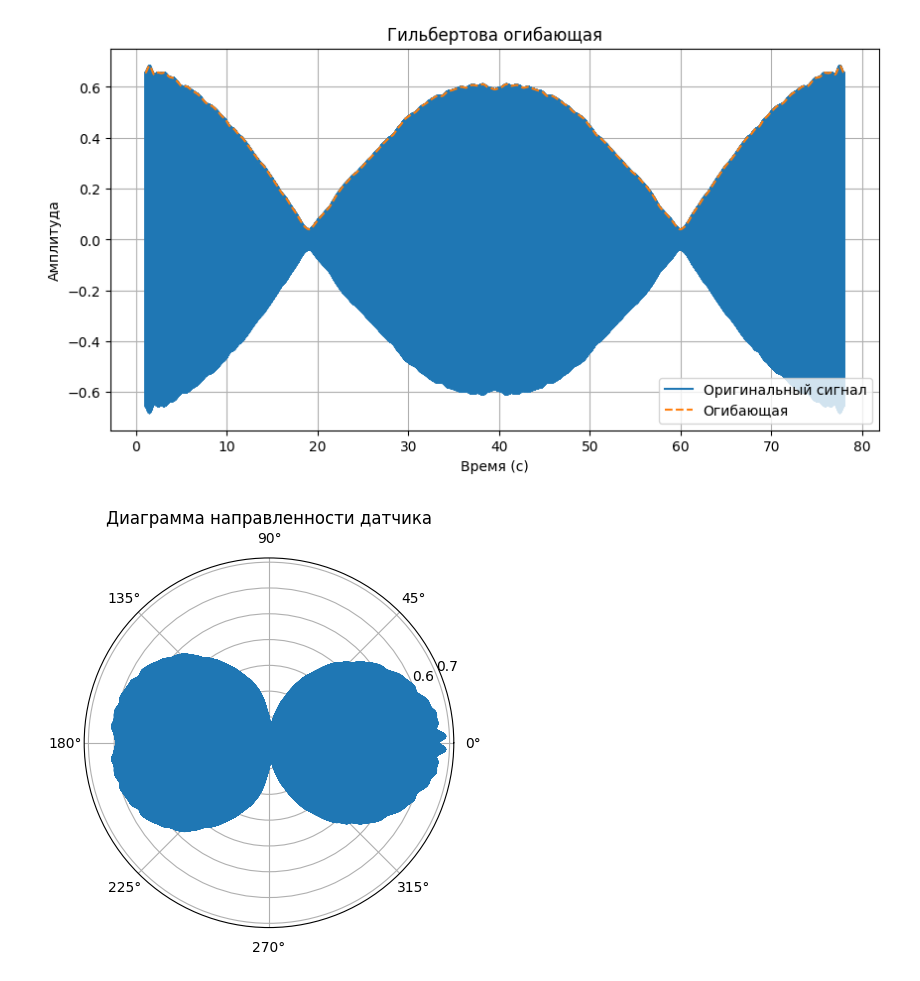
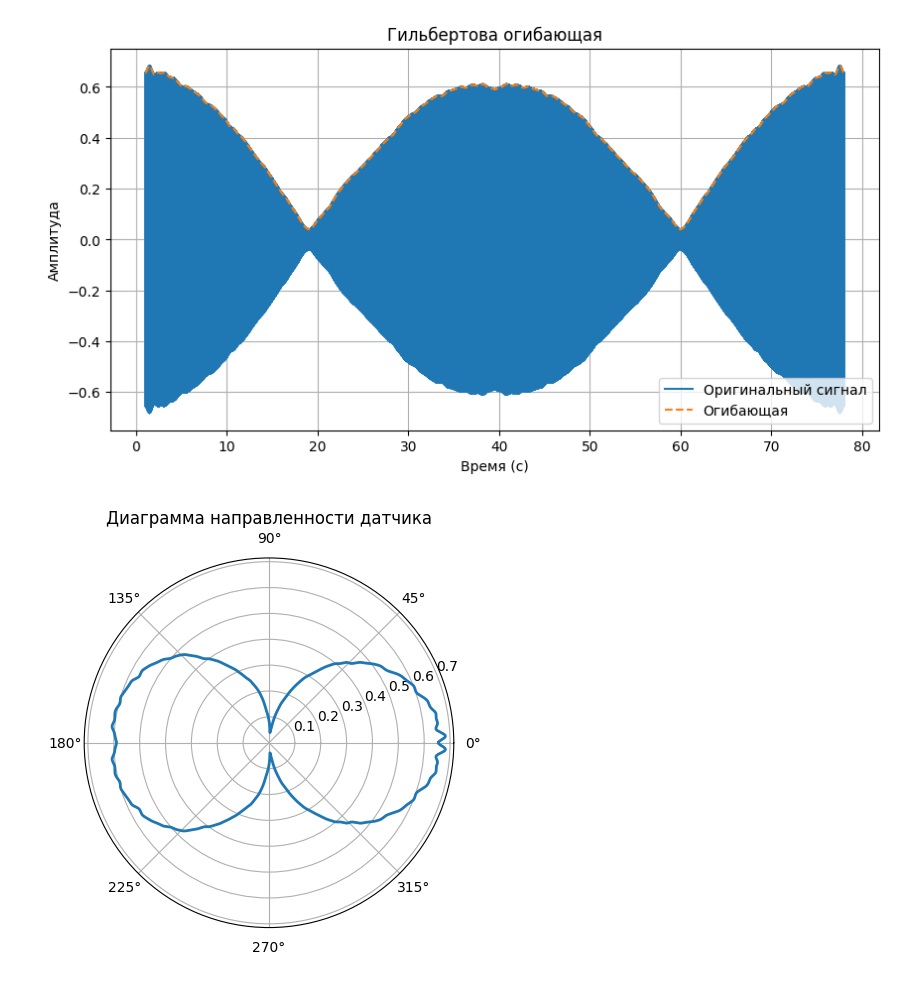
Before and after one commit to bdExplore/Scientific, a Jupyter notebook: Python/pgd_analys.ipynb, the cells around one changed output. Cells and saved outputs as stored; diff of their text form; code cells hidden in the pictures.

Commit message:
убрана закраска под графиком

```diff
--- a/Python/pgd_nanal.ipynb
+++ b/Python/pgd_analys.ipynb
@@ -127,23 +127,23 @@ plt.show()
 # %%
 import numpy as np
 import matplotlib.pyplot as plt
 
 def plot_radiation_pattern(signal):
     angles = np.linspace(0, 2 * np.pi, len(signal))  # Углы в радианах
     fig, ax = plt.subplots(subplot_kw={'projection': 'polar'})
     ax.plot(angles, np.abs(signal), linewidth=2)
-    ax.fill(angles, np.abs(signal), alpha=0.3)  # Закраска под кривой
+    #ax.fill(angles, np.abs(signal), alpha=0.3)  # Закраска под кривой
 
     ax.set_title("Диаграмма направленности датчика")
     plt.show()
 
 # Пример данных: синтетический сигнал, моделирующий направленность
 # num_points = 360
 # example_signal = np.abs(np.cos(np.linspace(0, 2 * np.pi, num_points)))
 
-plot_radiation_pattern(data_zoom_2_rotation_filt)
+plot_radiation_pattern(envelope)
 # %% [output]
-[figure, old version]
+[figure, new version]
 # %%
 sample_rate, data_zoom_19_2 = wavfile.read('/Users/bogda/Desktop/Acoustics/Scientific/Исходные данные/PGD_camera/ZOOM0019/ZOOM0019_Tr2.WAV')
 t_19 = np.arange(len(data_zoom_19_2))/sample_rate
```
